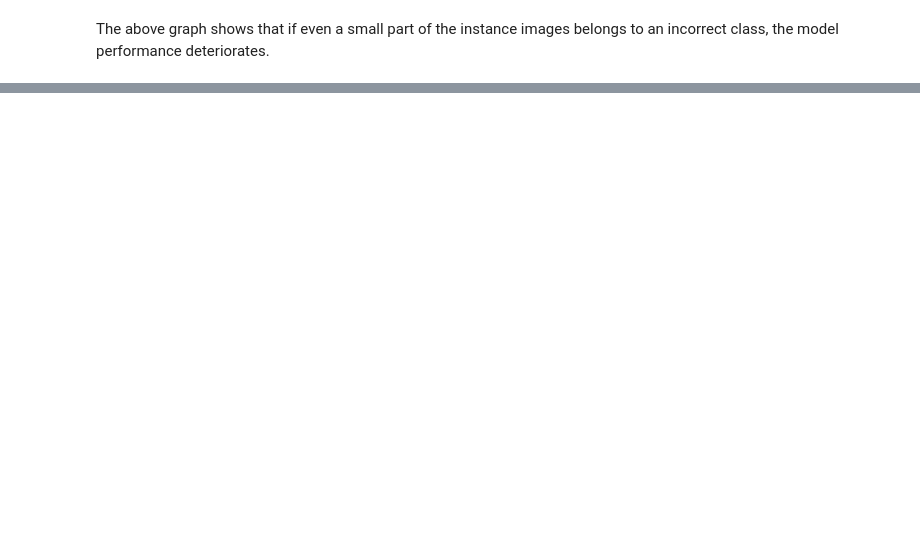
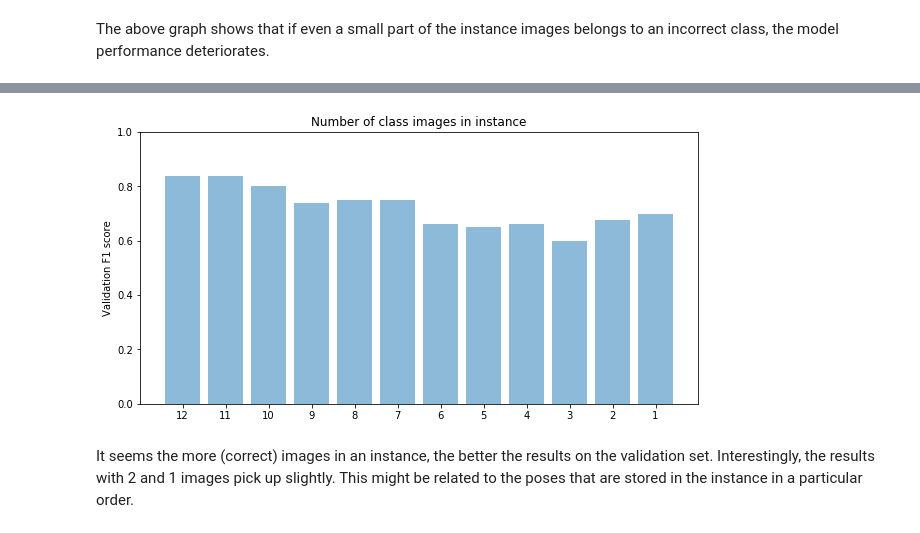
Before and after one commit to TomaszKaleczyc/MVCNN_training, a Jupyter notebook: src/03_model_evaluation.ipynb, the cells around one changed output, grey strips where cells are left out. Drawn from its saved outputs; the diff is of its cells as text; code cells hidden in the pictures; blank space fills up the shorter version.

```diff
--- a/src/03_model_evaluation.ipynb
+++ b/src/03_model_evaluation.ipynb
@@ -201,0 +211,32 @@ The above graph shows that if even a small part of the instance images belongs t
+# %%
+def test_score_with_given_num_images(dataset: MVCNNDataset, model: MVCNNClassifier, num_images: int) -> float:
+    """
+    Returns the F1 for the dataset predictions where each
+    instance has a fixed number of images fed into the model
+    """
+    num_iterations = len(dataset)
+
+    f1 = torchmetrics.F1()
+
+    actuals = torch.zeros((num_iterations, NUM_CLASSES))
+    predictions = torch.zeros((num_iterations, NUM_CLASSES))
+
+    for idx in tqdm(range(num_iterations)):
+        instance = dataset.get_instance(idx)
+        actuals[idx, instance.class_id] = 1
+        output_image_tensor = instance.get_image_tensor()[:num_images]
+        predicted_class, _ = model.predict(output_image_tensor)
+        predictions[idx, predicted_class] = 1
+
+    f1.update(actuals, predictions.argmax(1))
+    score = f1.compute()
+    return float(score)
+# %%
+num_images_scores = {}
+
+for num_images in range(12, 0, -1):
+    print('='*40)
+    print('Total of images:', num_images)
+    score = test_score_with_given_num_images(dataset, model, num_images)
+    print(f'Score: {score:.1%}')
+    num_images_scores[num_images] = score
@@ -201,0 +280,15 @@ The above graph shows that if even a small part of the instance images belongs t
+# %%
+y_pos = np.arange(len(num_images_scores))
+
+plt.figure(figsize=(10, 5))
+plt.bar(y_pos, num_images_scores.values(), align='center', alpha=0.5)
+plt.xticks(y_pos, num_images_scores.keys())
+plt.ylabel('Validation F1 score')
+plt.ylim(0, 1)
+plt.title('Number of class images in instance')
+
+plt.show()
+# %% [output]
+[figure, added]
+# %% [markdown]
+It seems the more (correct) images in an instance, the better the results on the validation set. Interestingly, the results with 2 and 1 images pick up slightly. This might be related to the poses that are stored in the instance in a particular order.
```
Also changed, not shown: parts of 14 cells of this notebook, 3 other files.
